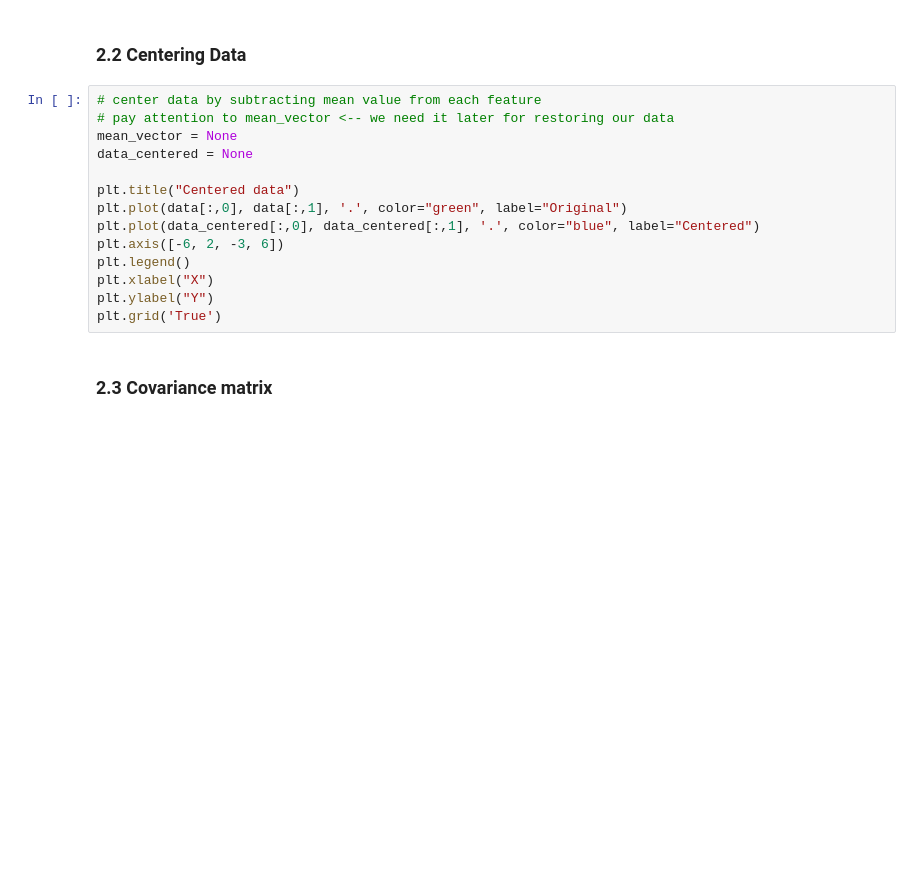
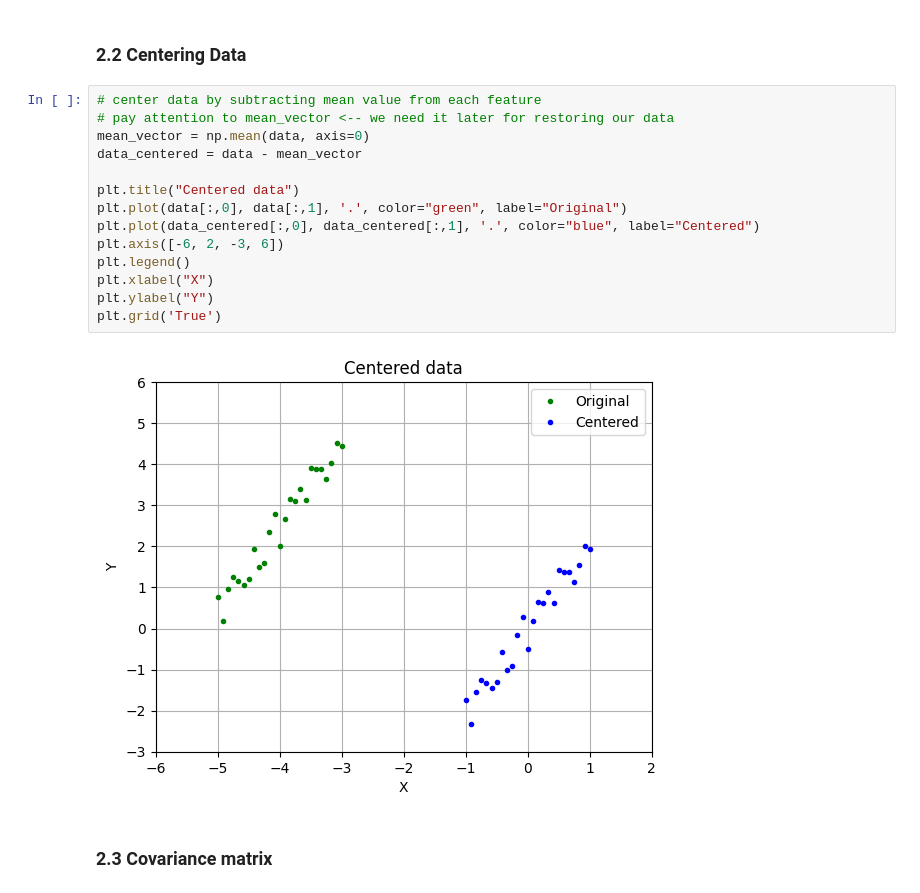
Before and after one commit to The-Great1/machine_learning_course, a Jupyter notebook: Week 4 Lab/Lab-4.ipynb, the cells around one changed output. Drawn from its saved outputs; the diff is of its cells as text; blank space fills up the shorter version.

Commit message:
Find mean vector and center data

```diff
--- a/Week 4 Lab/Lab-4.ipynb
+++ b/Week 4 Lab/Lab-4.ipynb
@@ -130,17 +134,19 @@ plt.grid('True')
 # %%
 # center data by subtracting mean value from each feature
 # pay attention to mean_vector <-- we need it later for restoring our data
-mean_vector = None
-data_centered = None
+mean_vector = np.mean(data, axis=0)
+data_centered = data - mean_vector
 
 plt.title("Centered data")
 plt.plot(data[:,0], data[:,1], '.', color="green", label="Original")
 plt.plot(data_centered[:,0], data_centered[:,1], '.', color="blue", label="Centered")
 plt.axis([-6, 2, -3, 6])
 plt.legend()
 plt.xlabel("X")
 plt.ylabel("Y")
 plt.grid('True')
+# %% [output]
+[figure, added]
 # %% [markdown]
 ### 2.3 Covariance matrix
 # %%
```
Also changed, not shown: parts of 2 cells of this notebook.
